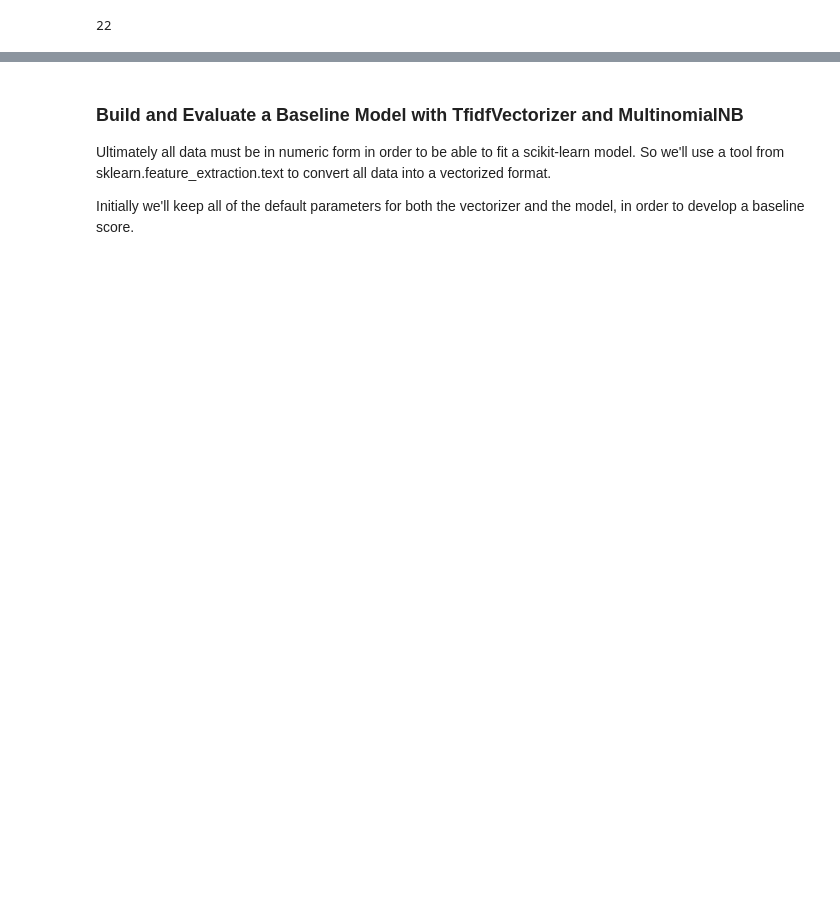
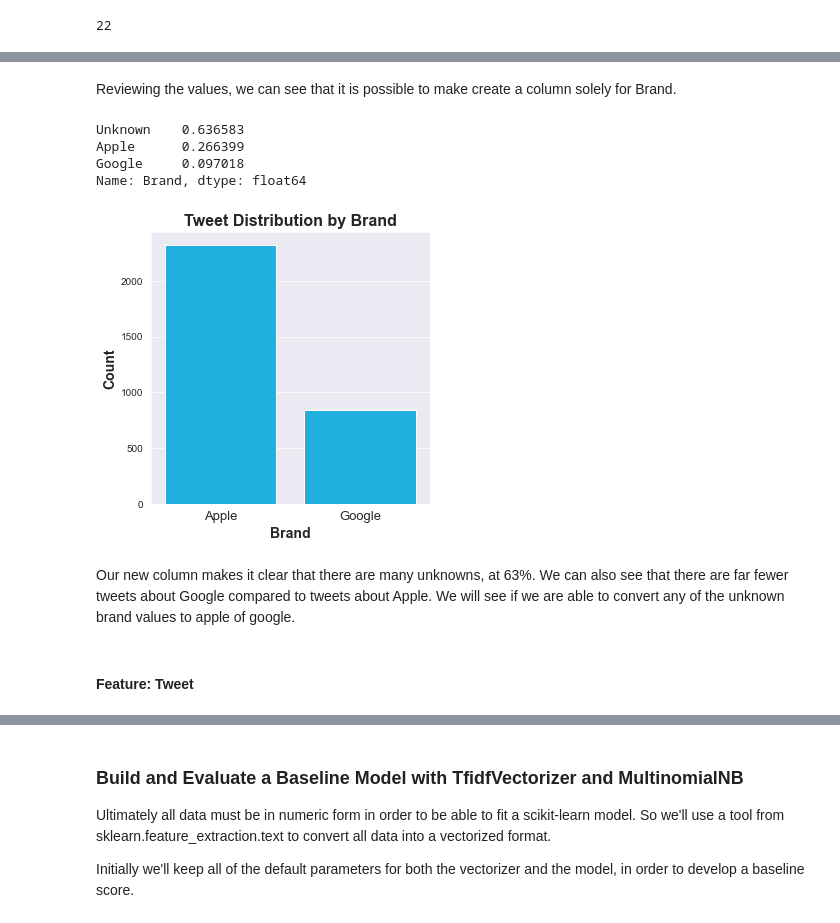
Before and after one commit to brdeleon/twitter_sentiment_analysis_nlp, a Jupyter notebook: Tweet_Sentiment_Analysis.ipynb, the cells around one changed output, grey strips where cells are left out. Drawn from its saved outputs; the diff is of its cells as text; code cells hidden in the pictures; blank space fills up the shorter version.

```diff
--- a/Tweet_Sentiment_Analysis.ipynb
+++ b/Tweet_Sentiment_Analysis.ipynb
@@ -164,0 +270,11 @@ After previewing column values and value counts, duplicates are retweets.
+# %%
+# defining dictionary map and mapping dictionary on column
+# keeping "I can't tell" as is for now
+sentiment_map = {
+    'No emotion toward brand or product': 'Neutral',
+    'Positive emotion': 'Positive',
+    'Negative emotion': 'Negative',
+    "I can't tell": "I can't tell"}
+
+df['target'] = df['Sentiment'].map(sentiment_map)
+df['target'].value_counts(dropna=False)
@@ -167,0 +308,42 @@ The data needs to be able to fit a scikit-learn model. We will standardize the c
+# %% [markdown]
+Reviewing the values, we can see that it is possible to make create a column solely for Brand.
+# %%
+# defining dictionary for brand and mapping dictionary on the 'Brand or Product' values
+brand_dict = {
+    'Unknown': "Unknown",
+    'iPad': "Apple",
+    'Apple': "Apple",
+    'iPad or iPhone App': "Apple",
+    'Google': "Google",
+    'iPhone': "Apple",
+    'Other Google product or service': "Google",
+    'Android App': "Google",
+    'Android': "Google",
+    'Other Apple product or service': "Apple"}
+# creating new 'Brand' column
+df['Brand'] = df['Brand_or_Product'].map(brand_dict)
+# confirming new column
+df['Brand'].value_counts(dropna=False, normalize=True)
+# %% [output]
+Unknown    0.636583
+Apple      0.266399
+Google     0.097018
+Name: Brand, dtype: float64
+# %%
+# visual distribution of Apple and Google brand values
+plt.figure(figsize=(5,5))
+classes = ['Apple', 'Google']
+sns.countplot(x=df['Brand'],
+              data=df,
+              order=classes,
+              color='deepskyblue')
+plt.xlabel('Brand', weight='bold', fontsize=14)
+plt.xticks(fontsize=13)
+plt.ylabel('Count', weight='bold', fontsize=14)
+plt.title('Tweet Distribution by Brand', weight='bold', size=16);
+# %% [output]
+[figure, added]
+# %% [markdown]
+Our new column makes it clear that there are many unknowns, at 63%. We can also see that there are far fewer tweets about Google compared to tweets about Apple. We will see if we are able to convert any of the unknown brand values to apple of google.
+# %% [markdown]
+#### Feature: Tweet
```
Also changed, not shown: parts of 42 cells of this notebook.
